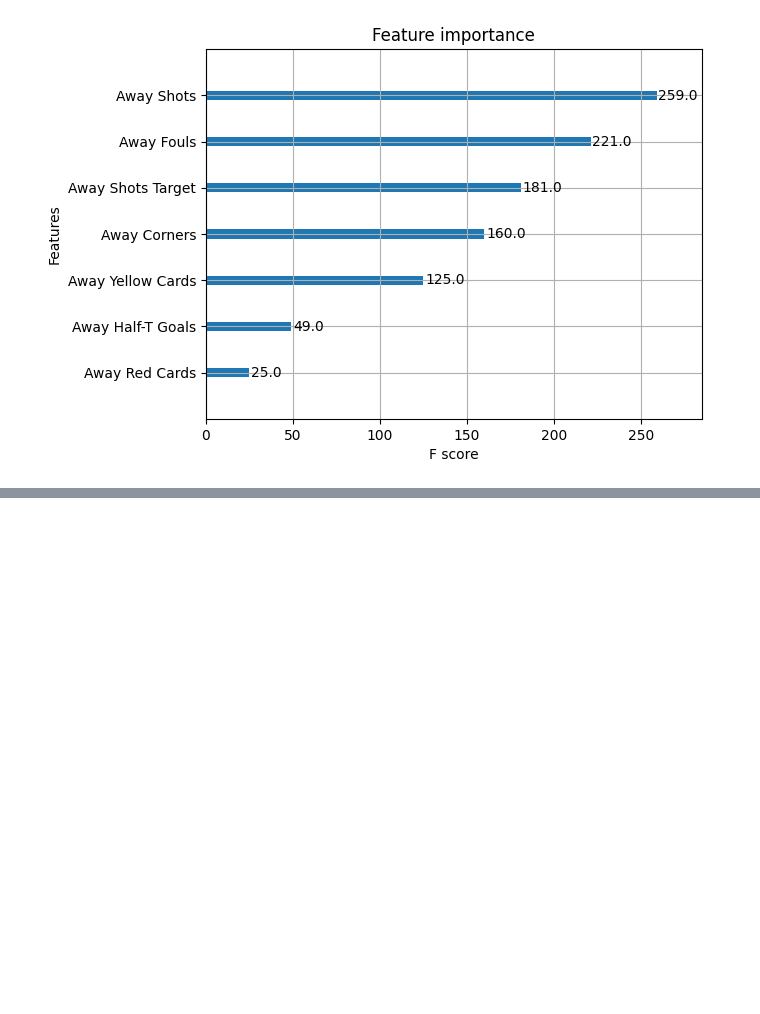
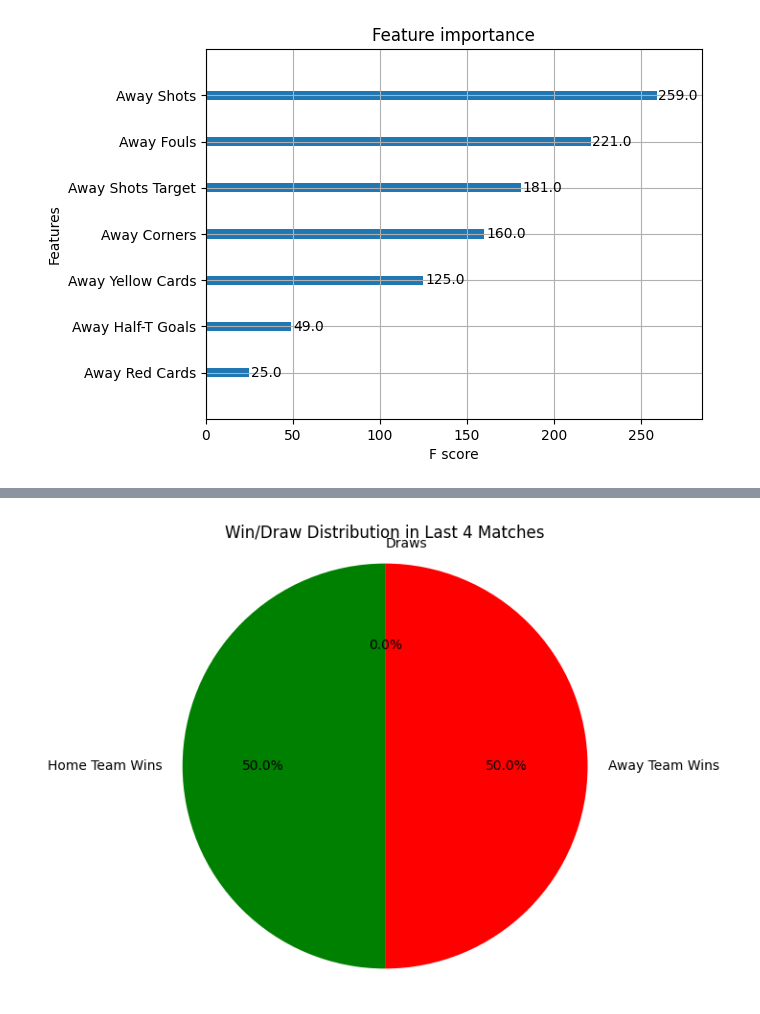
Before and after one commit to KriszgruberL/Football_match_prediction, a Jupyter notebook: processing/Processing.ipynb, the cells around one changed output, grey strips where cells are left out. Saved outputs shown, nothing was run; the diff lists cells and outputs as text; code cells hidden in the pictures; blank space fills up the shorter version.

```diff
--- a/processing/Processing.ipynb
+++ b/processing/Processing.ipynb
@@ -401,0 +485,41 @@ dfNumeric[dfNumeric['HomeTeamEnc'] ==home_club ]
+# %%
+import matplotlib.pyplot as plt
+
+home_club = 11
+away_club = 9
+
+def generateWinLosePieChart(homeClub,AwayClub) :
+    matchesBTTeams = dfNumeric[((dfNumeric['HomeTeamEnc'] ==home_club) | (dfNumeric['AwayTeamEnc'] ==home_club))&((dfNumeric['HomeTeamEnc'] ==away_club) | (dfNumeric['AwayTeamEnc'] ==away_club)) ]
+
+    # Home winning
+    homeTotalWinning = matchesBTTeams[matchesBTTeams['Full Result_enc'] == 0]
+    N_match_Home_won = len(homeTotalWinning)
+
+    # Away winning
+    awayTotalWinning = matchesBTTeams[matchesBTTeams['Full Result_enc'] == 1]
+    N_match_Away_won = len(awayTotalWinning)
+
+    # Draw matches
+    dfTotalDraw = matchesBTTeams[matchesBTTeams['Full Result_enc'] == 2]
+    N_draw_match = len(dfTotalDraw)
+
+    # Data for pie chart
+    teams = ['Home Team Wins', 'Away Team Wins', 'Draws']
+    total_wins = [N_match_Home_won, N_match_Away_won, N_draw_match]
+
+    # Create the pie chart
+    plt.figure(figsize=(6, 6))
+    plt.pie(total_wins, labels=teams, autopct='%1.1f%%', colors=['green', 'red', 'blue'], startangle=90)
+
+    # Add title
+    plt.title(f'Win/Draw Distribution in Last {sum(total_wins)} Matches')
+
+    # Equal aspect ratio ensures that pie is drawn as a circle.
+    plt.axis('equal')
+
+    # Show the chart
+    plt.show()
+
+generatePieChart(home_club,away_club)
+# %% [output]
+[figure, added]
```
Also changed, not shown: parts of 7 cells of this notebook, 7 other files.
